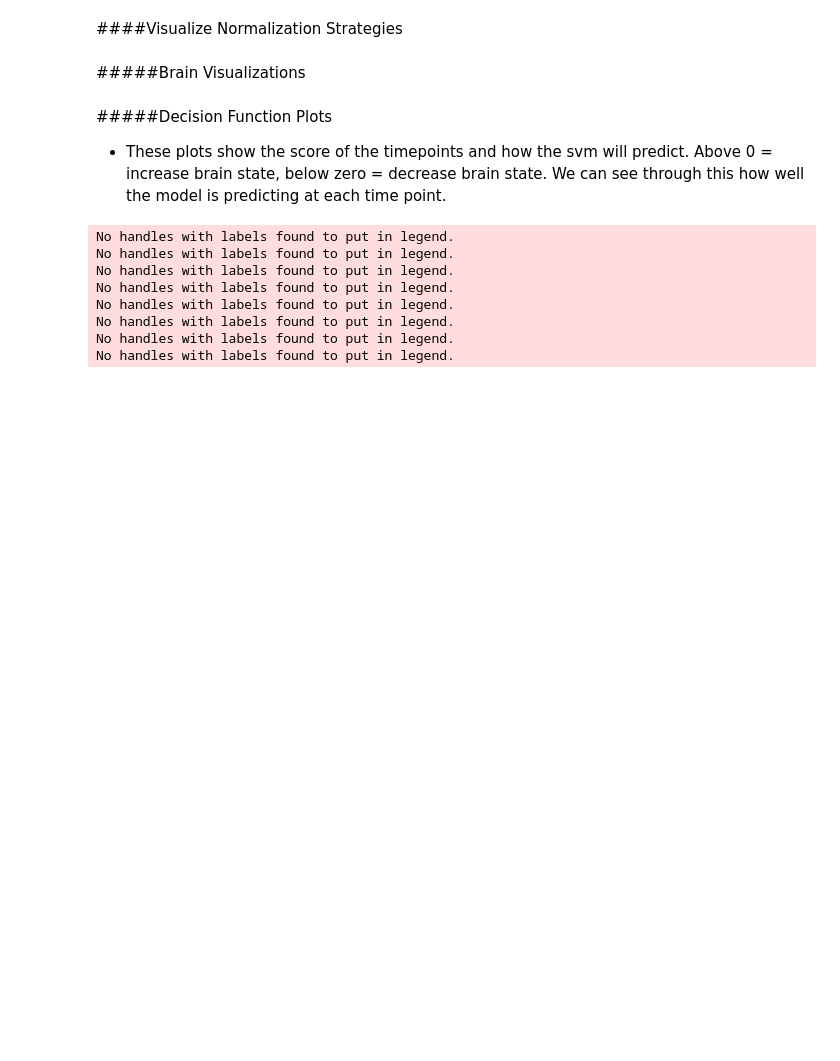
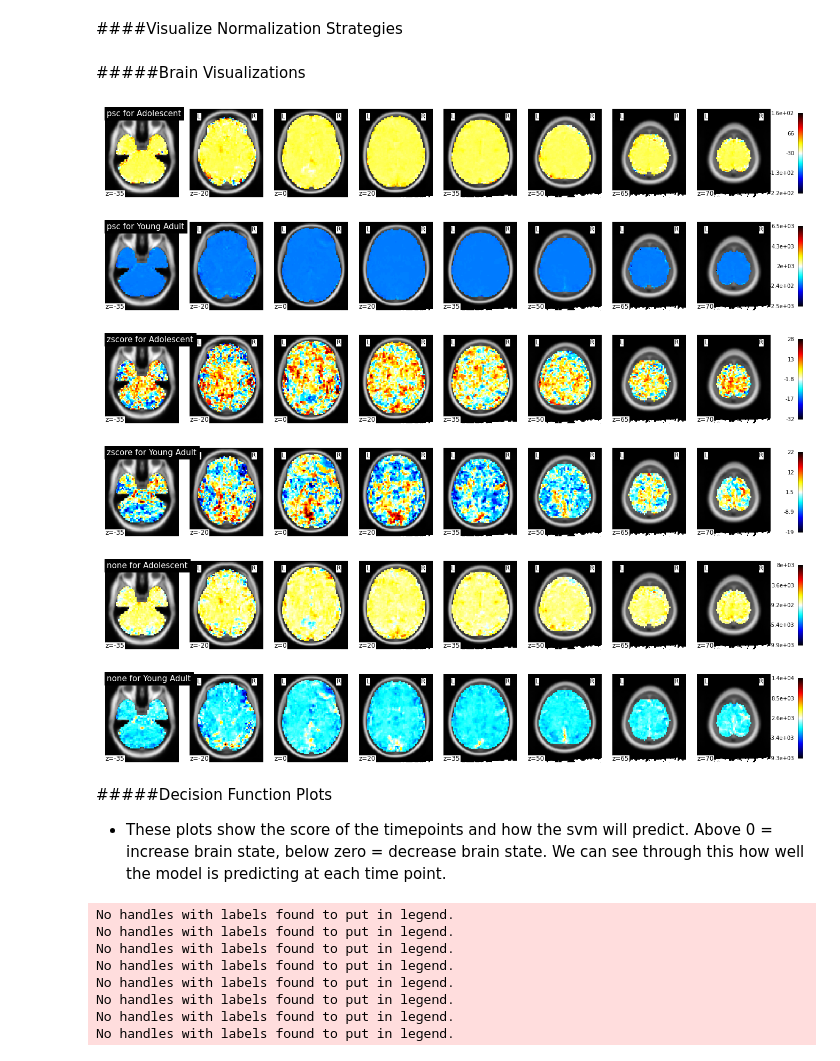
Before and after one commit to staceybeck/teambrainiac, a Jupyter notebook: source/VisualizationsNotebook.ipynb, the cells around one changed output. Cells and saved outputs as stored; diff of their text form; code cells hidden in the pictures; blank space fills up the shorter version.

```diff
--- a/source/VisualizationsNotebook.ipynb
+++ b/source/VisualizationsNotebook.ipynb
@@ -278,22 +396,29 @@ dtype: float64
 #####Brain Visualizations
 # %%
 #cell for displaying data
-outf_path = '/content/drive/My Drive/data/dataexploration/rbf_exploration/' #change to path name if want to say images. Just need path (filename appended in function call)
+outf_path = None #change to path name if want to say images. Just need path (filename appended in function call)
 subject_types = ['Adolescent','Young Adult'] ##which group it belongs too
 mask_data = get_mask_data(data_path_dict,0) #grab indices of mask to use
 _,ind = make_mask(mask_data['mask']) #make mask (flatten to 1-d array of boolean values FALSE=NOT PART OF BRAIN, TRUE=BRAIN)
 #iterate over norm types
 for norm_type in list(subject_models.keys()):
   norm_models = subject_models[norm_type]
   subj_list = list(norm_models.keys())
   for idx in range(len(subj_list)):
     subj_id = subj_list[idx]
     subj_data = norm_models[subj_id]
     bmap3=None #set bmap3 to none (nilearn is fickle)
     disp_image=None #set disp image to none (nilearn is fickle)
     #get subject model dictionary
     _,bmap3_nii = create_bmaps(subj_data,ind,affine_image) #grab bmap3 (nifti)
     plot_map(bmap3_nii,norm_type,subject_types[idx],out_fname=outf_path,threshold=.0001,t_image=mni_image) #get image
+# %% [output]
+[figure, added]
+[figure, added]
+[figure, added]
+[figure, added]
+[figure, added]
+[figure, added]
 # %% [markdown]
 #####Decision Function Plots
 * These plots show the score of the timepoints and how the svm will predict. Above 0  = increase brain state, below zero = decrease brain state. We can see through this how well the model is predicting at each time point.
```
Also changed, not shown: parts of 9 cells of this notebook.
